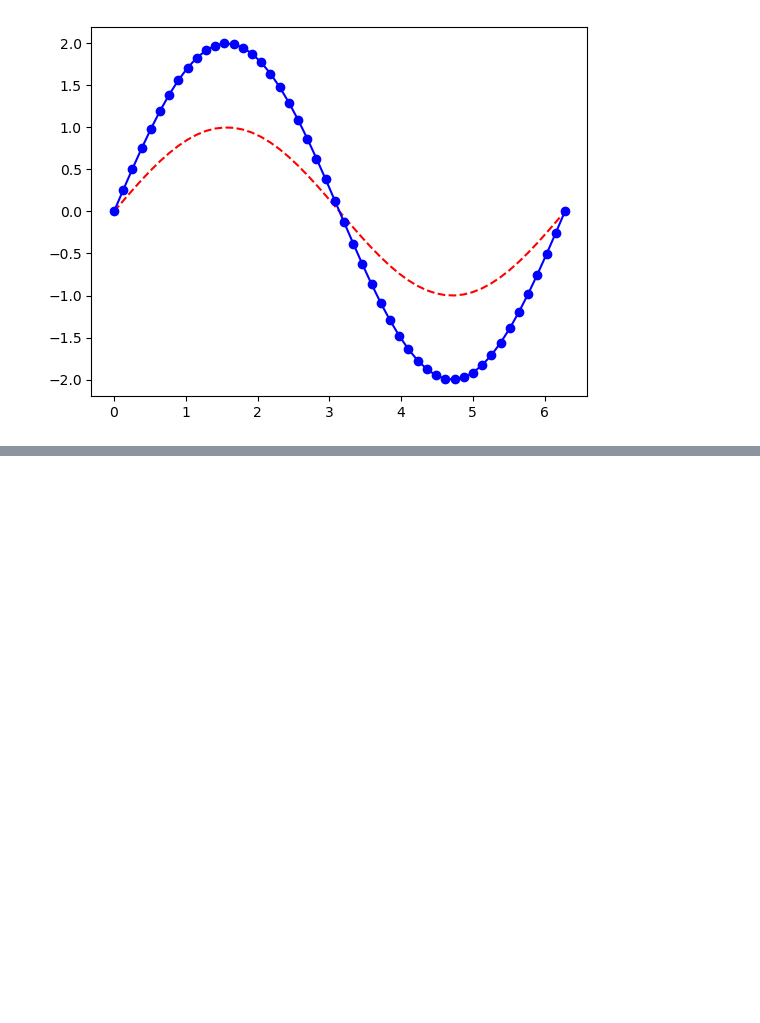
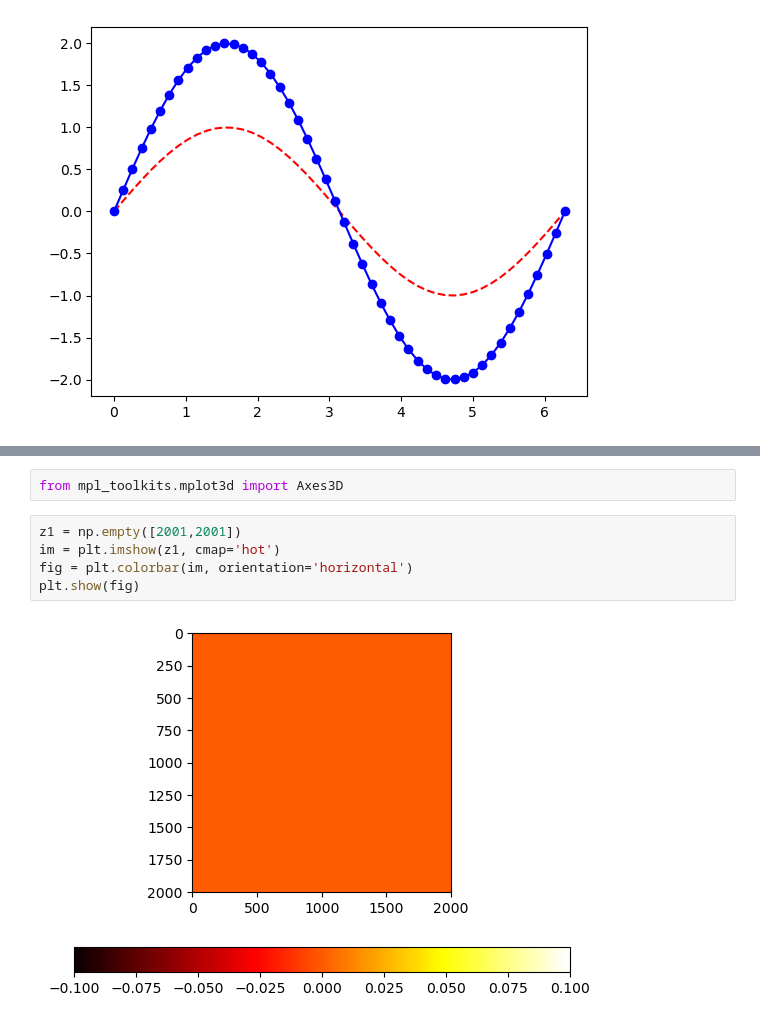
Before and after one commit to prasunkolhe/coe311k, a Jupyter notebook: classwork1/Plot0129.ipynb, the cells around one changed output, grey strips where cells are left out. Saved outputs shown, nothing was run; the diff lists cells and outputs as text; blank space fills up the shorter version.

```diff
--- a/classwork1/Plot0129.ipynb
+++ b/classwork1/Plot0129.ipynb
@@ -25,0 +53,9 @@ plt.show()
+# %%
+from mpl_toolkits.mplot3d import Axes3D
+# %%
+z1 = np.empty([2001,2001])
+im = plt.imshow(z1, cmap='hot')
+fig = plt.colorbar(im, orientation='horizontal')
+plt.show(fig)
+# %% [output]
+[figure, added]
```
Also changed, not shown: parts of 12 cells of this notebook, 1 other file.
